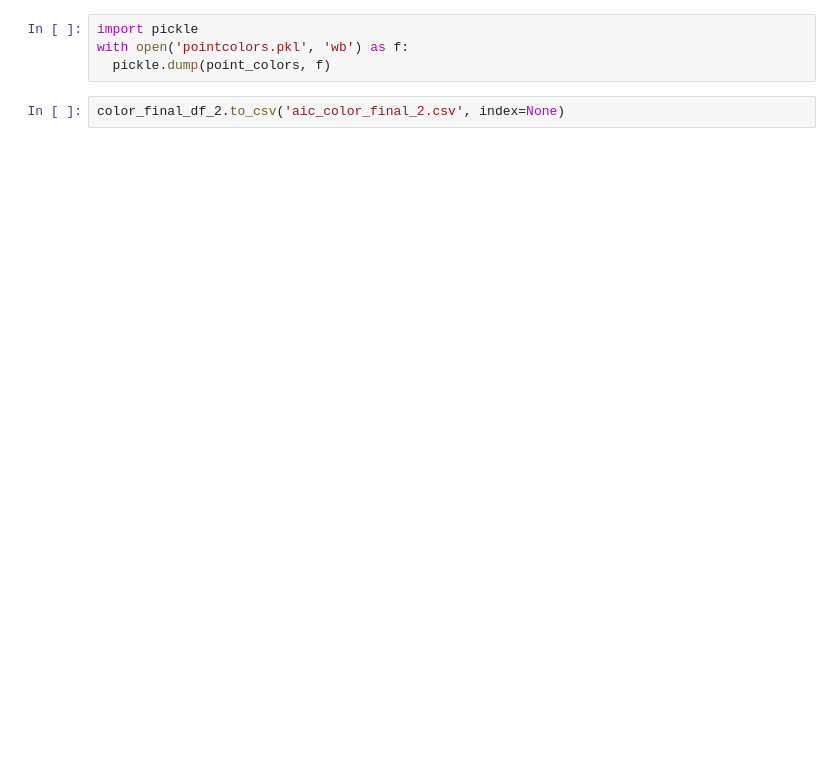
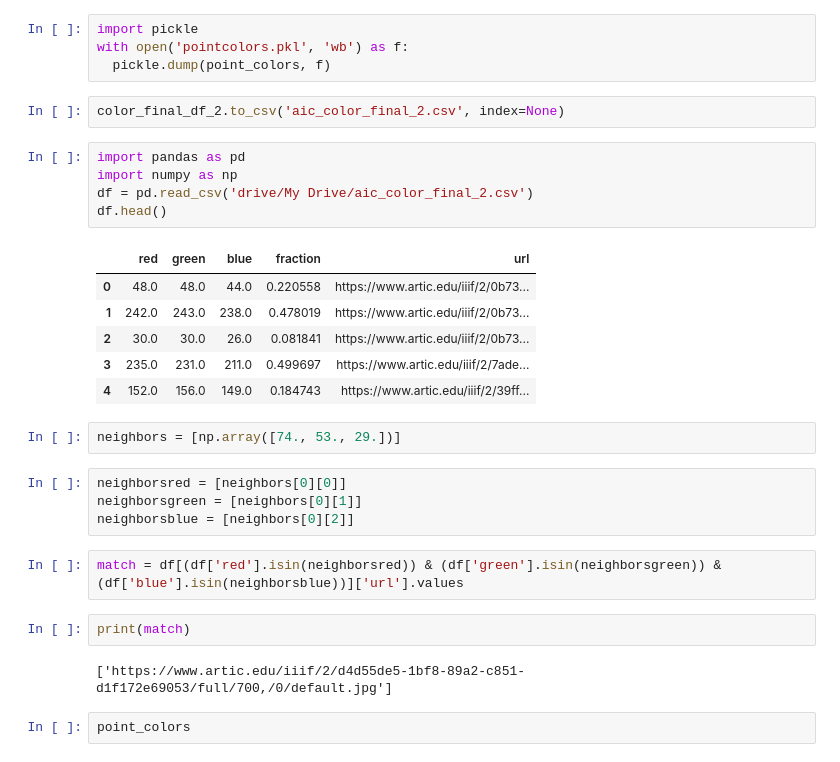
Before and after one commit to mrutherfoord/AIC-Photo-Match, a Jupyter notebook: AIC_Project.ipynb, the cells around one changed output. Drawn from its saved outputs; the diff is of its cells as text; blank space fills up the shorter version.

```diff
--- a/AIC_Project.ipynb
+++ b/AIC_Project.ipynb
@@ -1224,6 +1234,32 @@ with open('pointcolors.pkl', 'wb') as f:
   pickle.dump(point_colors, f)
 # %%
 color_final_df_2.to_csv('aic_color_final_2.csv', index=None)
+# %%
+import pandas as pd
+import numpy as np
+df = pd.read_csv('drive/My Drive/aic_color_final_2.csv')
+df.head()
+# %% [output]
+|  | red | green | blue | fraction | url |
+| 0 | 48.0 | 48.0 | 44.0 | 0.220558 | https://www.artic.edu/iiif/2/0b73... |
+| 1 | 242.0 | 243.0 | 238.0 | 0.478019 | https://www.artic.edu/iiif/2/0b73... |
+| 2 | 30.0 | 30.0 | 26.0 | 0.081841 | https://www.artic.edu/iiif/2/0b73... |
+| 3 | 235.0 | 231.0 | 211.0 | 0.499697 | https://www.artic.edu/iiif/2/7ade... |
+| 4 | 152.0 | 156.0 | 149.0 | 0.184743 | https://www.artic.edu/iiif/2/39ff... |
+# %%
+neighbors = [np.array([74., 53., 29.])]
+# %%
+neighborsred = [neighbors[0][0]]
+neighborsgreen = [neighbors[0][1]]
+neighborsblue = [neighbors[0][2]]
+# %%
+match = df[(df['red'].isin(neighborsred)) & (df['green'].isin(neighborsgreen)) & (df['blue'].isin(neighborsblue))]['url'].values
+# %%
+print(match)
+# %% [output]
+['https://www.artic.edu/iiif/2/d4d55de5-1bf8-89a2-c851-d1f172e69053/full/700,/0/default.jpg']
+# %%
+point_colors
 # %% [markdown]
 # Hooking things up to AWS
 Now that I have a color matrix of painting colors, it's time to start working on getting color information from the user's uploaded photo and finding it's nearest neighbor.
```
Also changed, not shown: parts of 13 cells of this notebook.
